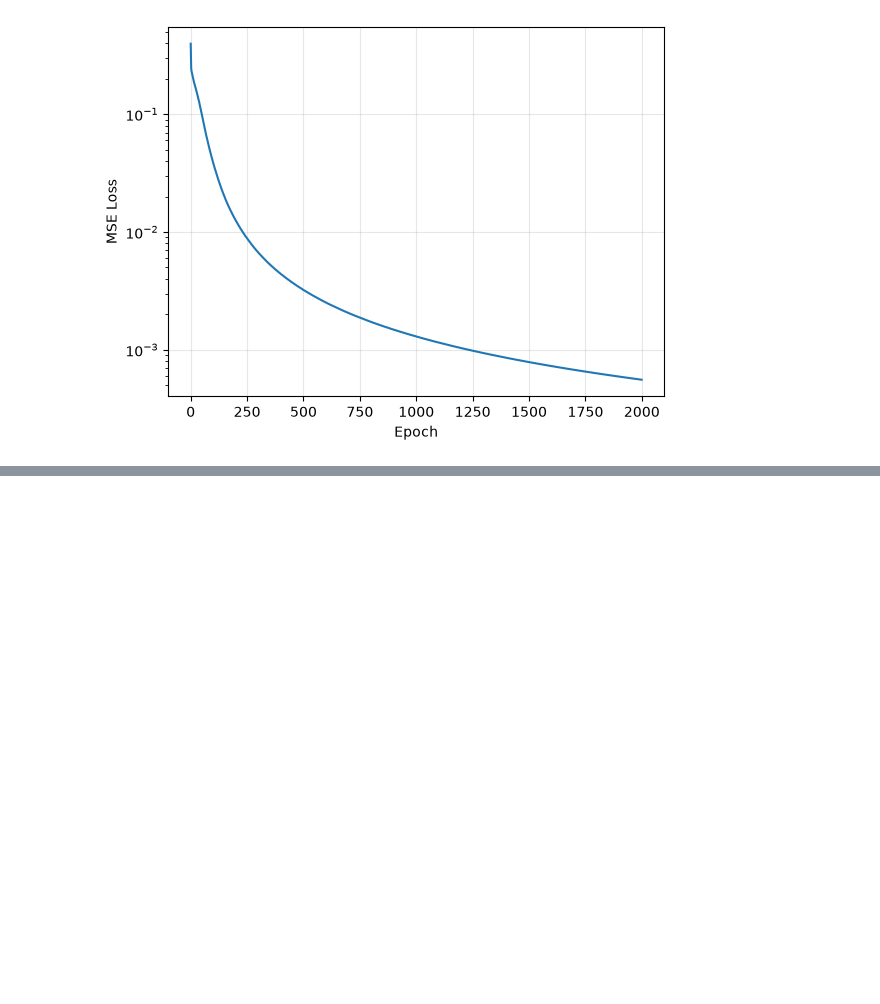
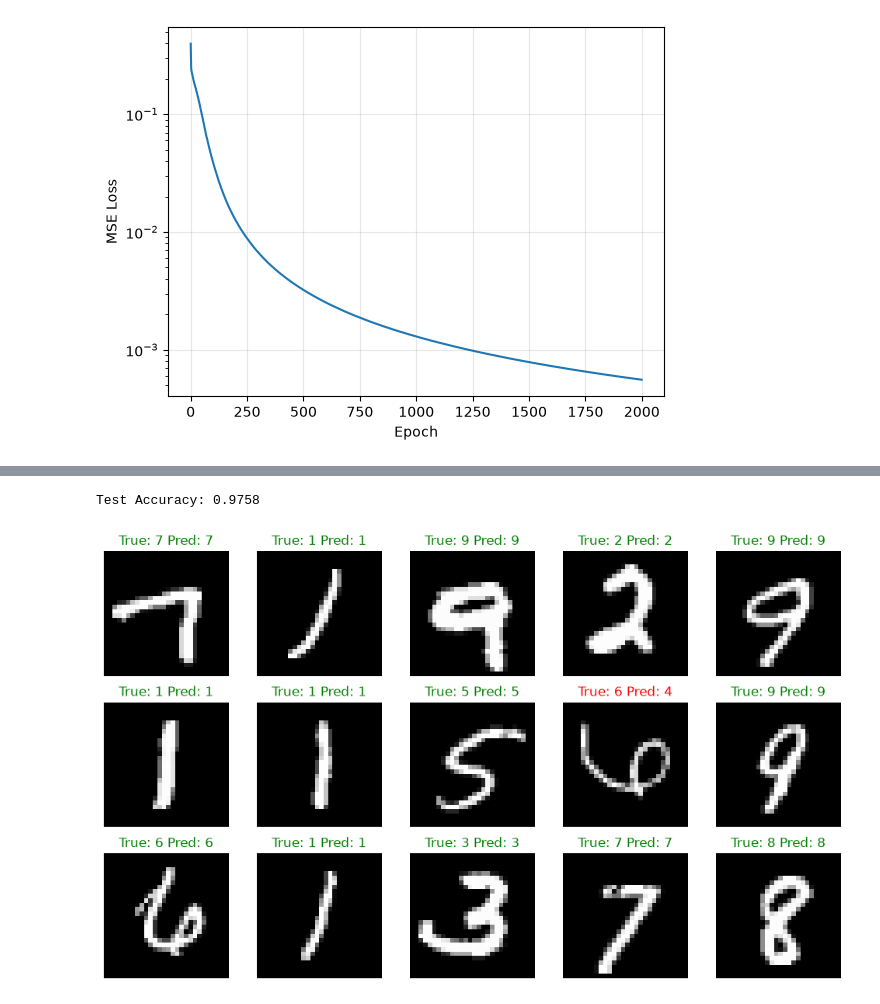
Before and after one commit to Girish011/aifromscratch_code, a Jupyter notebook: 3_mini_framework.ipynb, the cells around one changed output, grey strips where cells are left out. Saved outputs shown, nothing was run; the diff lists cells and outputs as text; code cells hidden in the pictures; blank space fills up the shorter version.

```diff
--- a/3_mini_framework.ipynb
+++ b/3_mini_framework.ipynb
@@ -595,0 +832,38 @@ Loss curve:
+# %%
+# Test Accuracy
+#
+# WHAT WE'RE DOING:
+#   The model already practiced on X_train. Now give it the HELD-OUT quiz (X_test)
+#   it never trained on — that measures real generalization.
+#
+# WHAT "Test Accuracy: 0.9756" MEANS:
+#   About 97.56% of the 14,000 test images were labeled correctly.
+#   (Still ~2.4% wrong — normal for this small 2-layer net.)
+#
+# THE IMAGE GRID:
+#   Green title = guess matches true label
+#   Red title   = mistake
+#   Shows random test examples so you can SEE wins and fails.
+
+probs_test = model.forward(X_test)
+preds_test = np.argmax(probs_test, axis=1)          # pick best digit per image
+test_accuracy = np.mean(preds_test == y_test)       # fraction correct
+print(f"Test Accuracy: {test_accuracy:.4f}")
+
+fig, axes = plt.subplots(3, 5, figsize=(10, 6))
+for i, ax in enumerate(axes.flatten()):
+    idx = np.random.randint(0, X_test.shape[0])
+    ax.imshow(X_test[idx].reshape(28, 28), cmap='gray')
+    true_label = y_test[idx]
+    pred_label = preds_test[idx]
+    color = 'green' if true_label == pred_label else 'red'
+    ax.set_title(f"True: {true_label} Pred: {pred_label}", color=color)
+    ax.axis('off')
+plt.tight_layout()
+plt.show()
+
+# You just trained a neural network on MNIST using only NumPy and your hand-derived gradients.
+# No PyTorch, no TensorFlow. This is what "understanding deep learning" means.
+# %% [output]
+Test Accuracy: 0.9758
+[figure, added]
```
Also changed, not shown: parts of 9 cells of this notebook.
